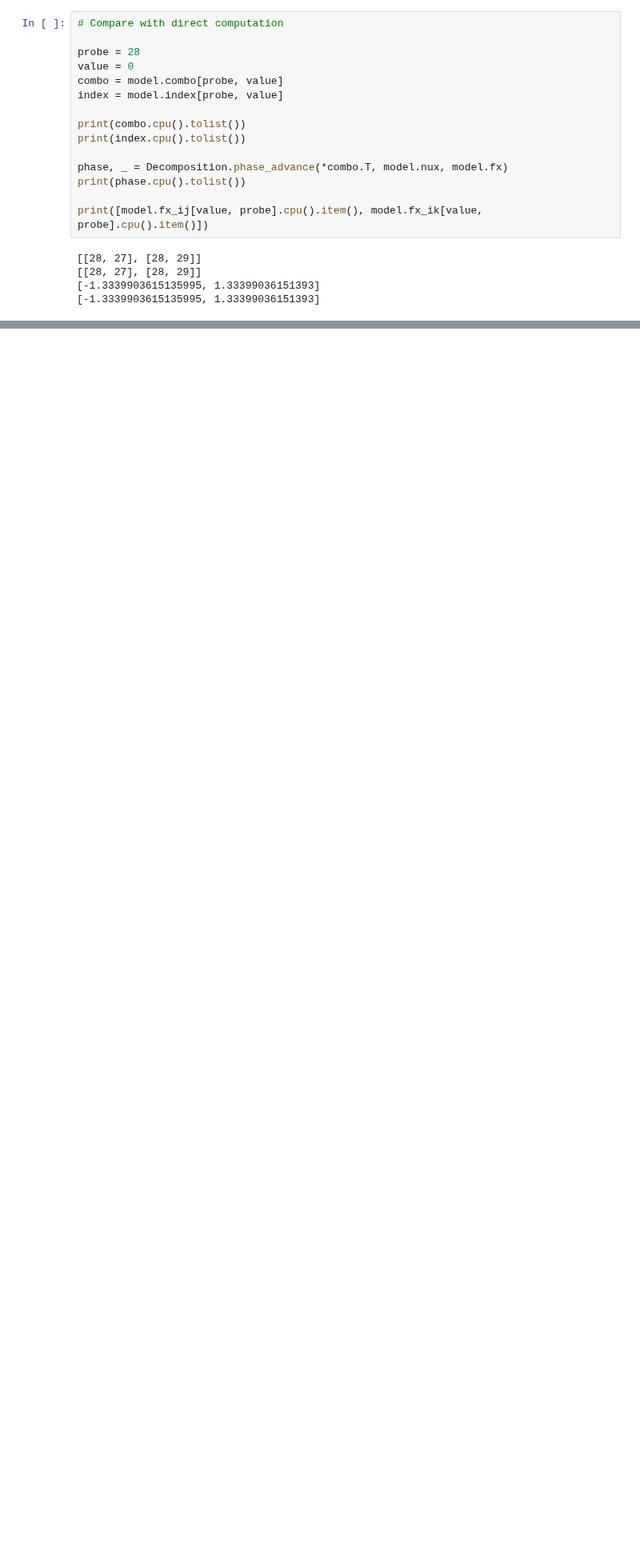
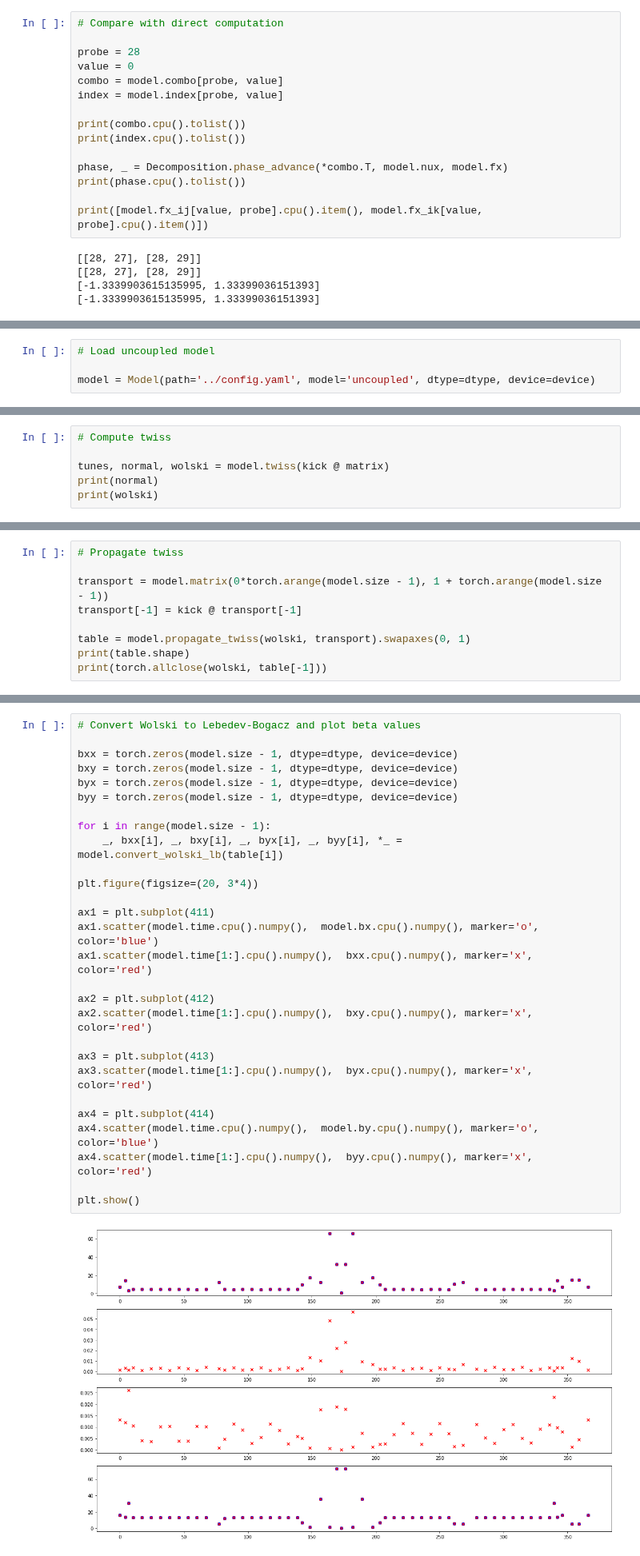
Before and after one commit to i-a-morozov/harmonica, a Jupyter notebook: notebook/nb_model.ipynb, the cells around one changed output, grey strips where cells are left out. Shown at 80% size. Drawn from its saved outputs; the diff is of its cells as text; blank space fills up the shorter version.

```diff
--- a/notebook/nb_model.ipynb
+++ b/notebook/nb_model.ipynb
@@ -634,0 +826,4 @@ print([model.fx_ij[value, probe].cpu().item(), model.fx_ik[value, probe].cpu().i
+# %%
+# Load uncoupled model
+
+model = Model(path='../config.yaml', model='uncoupled', dtype=dtype, device=device)
@@ -634,0 +856,6 @@ print([model.fx_ij[value, probe].cpu().item(), model.fx_ik[value, probe].cpu().i
+# %%
+# Compute twiss
+
+tunes, normal, wolski = model.twiss(kick @ matrix)
+print(normal)
+print(wolski)
@@ -634,0 +880,9 @@ print([model.fx_ij[value, probe].cpu().item(), model.fx_ik[value, probe].cpu().i
+# %%
+# Propagate twiss
+
+transport = model.matrix(0*torch.arange(model.size - 1), 1 + torch.arange(model.size - 1))
+transport[-1] = kick @ transport[-1]
+
+table = model.propagate_twiss(wolski, transport).swapaxes(0, 1)
+print(table.shape)
+print(torch.allclose(wolski, table[-1]))
@@ -634,0 +892,30 @@ print([model.fx_ij[value, probe].cpu().item(), model.fx_ik[value, probe].cpu().i
+# %%
+# Convert Wolski to Lebedev-Bogacz and plot beta values
+
+bxx = torch.zeros(model.size - 1, dtype=dtype, device=device)
+bxy = torch.zeros(model.size - 1, dtype=dtype, device=device)
+byx = torch.zeros(model.size - 1, dtype=dtype, device=device)
+byy = torch.zeros(model.size - 1, dtype=dtype, device=device)
+
+for i in range(model.size - 1):
+    _, bxx[i], _, bxy[i], _, byx[i], _, byy[i], *_ = model.convert_wolski_lb(table[i])
+
+plt.figure(figsize=(20, 3*4))
+
+ax1 = plt.subplot(411)
+ax1.scatter(model.time.cpu().numpy(),  model.bx.cpu().numpy(), marker='o', color='blue')
+ax1.scatter(model.time[1:].cpu().numpy(),  bxx.cpu().numpy(), marker='x', color='red')
+
+ax2 = plt.subplot(412)
+ax2.scatter(model.time[1:].cpu().numpy(),  bxy.cpu().numpy(), marker='x', color='red')
+
+ax3 = plt.subplot(413)
+ax3.scatter(model.time[1:].cpu().numpy(),  byx.cpu().numpy(), marker='x', color='red')
+
+ax4 = plt.subplot(414)
+ax4.scatter(model.time.cpu().numpy(),  model.by.cpu().numpy(), marker='o', color='blue')
+ax4.scatter(model.time[1:].cpu().numpy(),  byy.cpu().numpy(), marker='x', color='red')
+
+plt.show()
+# %% [output]
+[figure, added]
```
Also changed, not shown: parts of 26 cells of this notebook, 2 other files.
